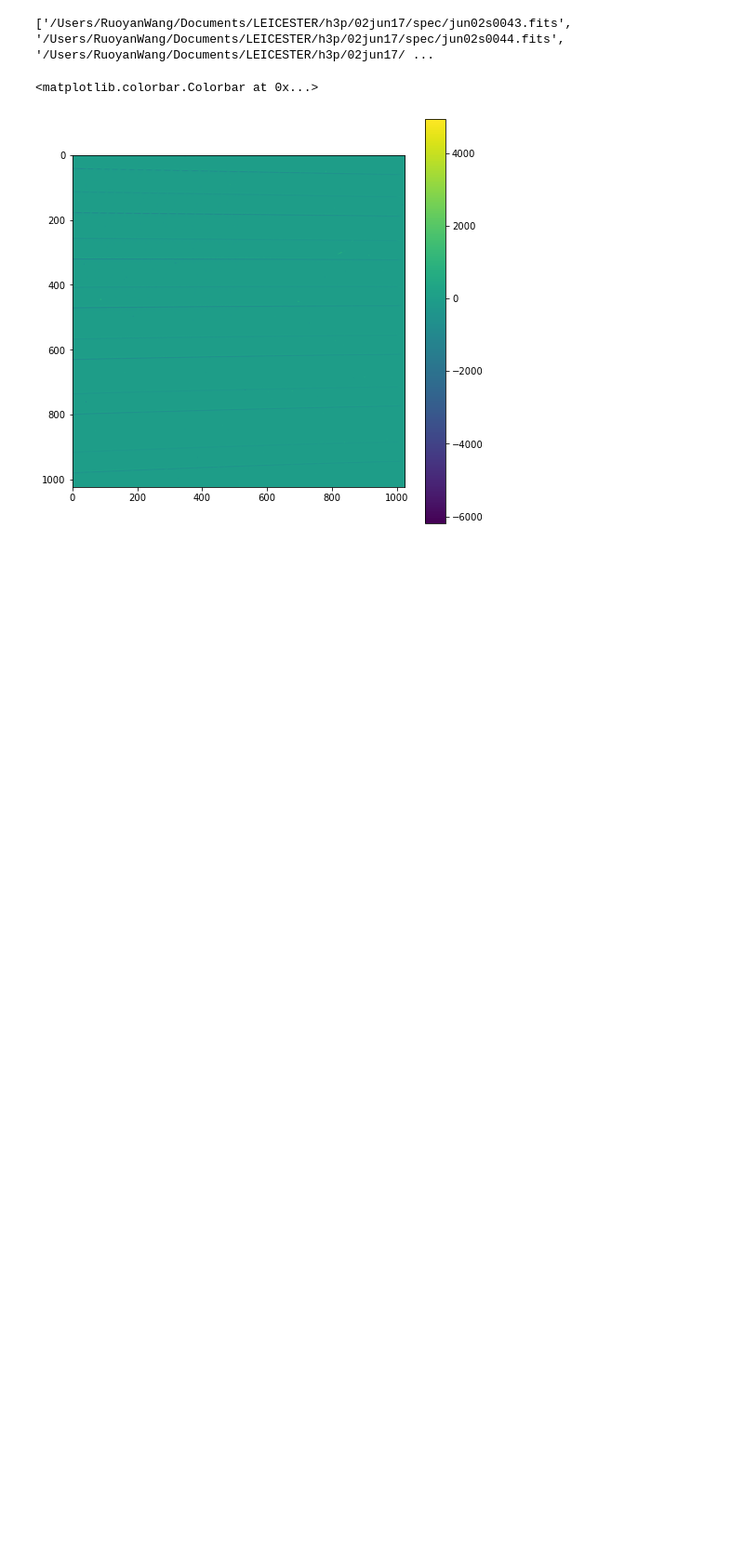
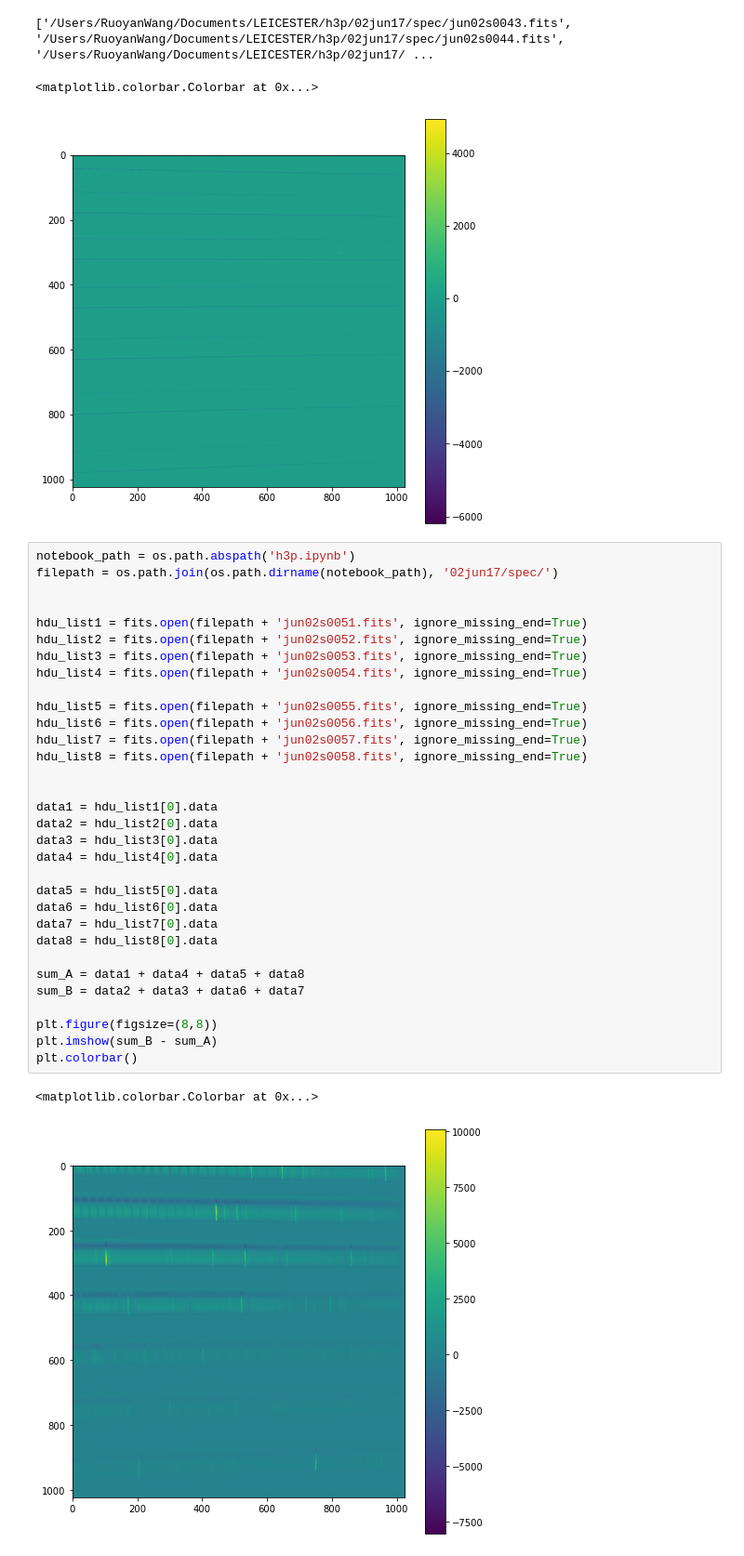
Before and after one commit to ruoyanwangdr/Dynamics-of-Jovian-Infrared-Auroral-Ionosphere-and-Thermosphere, a Jupyter notebook: h3p.ipynb, the cells around one changed output. Shown at 93% size. Drawn from its saved outputs; the diff is of its cells as text; blank space fills up the shorter version.

Commit message:
Plot a different nod pattern and raw spectrum

```diff
--- a/h3p.ipynb
+++ b/h3p.ipynb
@@ -64,3 +64,38 @@ plt.colorbar()
 ['/Users/RuoyanWang/Documents/LEICESTER/h3p/02jun17/spec/jun02s0043.fits', '/Users/RuoyanWang/Documents/LEICESTER/h3p/02jun17/spec/jun02s0044.fits', '/Users/RuoyanWang/Documents/LEICESTER/h3p/02jun17/ ...
 <matplotlib.colorbar.Colorbar at 0x...>
 [figure]
+# %%
+notebook_path = os.path.abspath('h3p.ipynb')
+filepath = os.path.join(os.path.dirname(notebook_path), '02jun17/spec/')
+
+
+hdu_list1 = fits.open(filepath + 'jun02s0051.fits', ignore_missing_end=True)
+hdu_list2 = fits.open(filepath + 'jun02s0052.fits', ignore_missing_end=True)
+hdu_list3 = fits.open(filepath + 'jun02s0053.fits', ignore_missing_end=True)
+hdu_list4 = fits.open(filepath + 'jun02s0054.fits', ignore_missing_end=True)
+
+hdu_list5 = fits.open(filepath + 'jun02s0055.fits', ignore_missing_end=True)
+hdu_list6 = fits.open(filepath + 'jun02s0056.fits', ignore_missing_end=True)
+hdu_list7 = fits.open(filepath + 'jun02s0057.fits', ignore_missing_end=True)
+hdu_list8 = fits.open(filepath + 'jun02s0058.fits', ignore_missing_end=True)
+
+
+data1 = hdu_list1[0].data
+data2 = hdu_list2[0].data
+data3 = hdu_list3[0].data
+data4 = hdu_list4[0].data
+
+data5 = hdu_list5[0].data
+data6 = hdu_list6[0].data
+data7 = hdu_list7[0].data
+data8 = hdu_list8[0].data
+
+sum_A = data1 + data4 + data5 + data8
+sum_B = data2 + data3 + data6 + data7
+
+plt.figure(figsize=(8,8))
+plt.imshow(sum_B - sum_A)
+plt.colorbar()
+# %% [output]
+<matplotlib.colorbar.Colorbar at 0x...>
+[figure, added]
```
Also changed, not shown: parts of 1 cell of this notebook.
